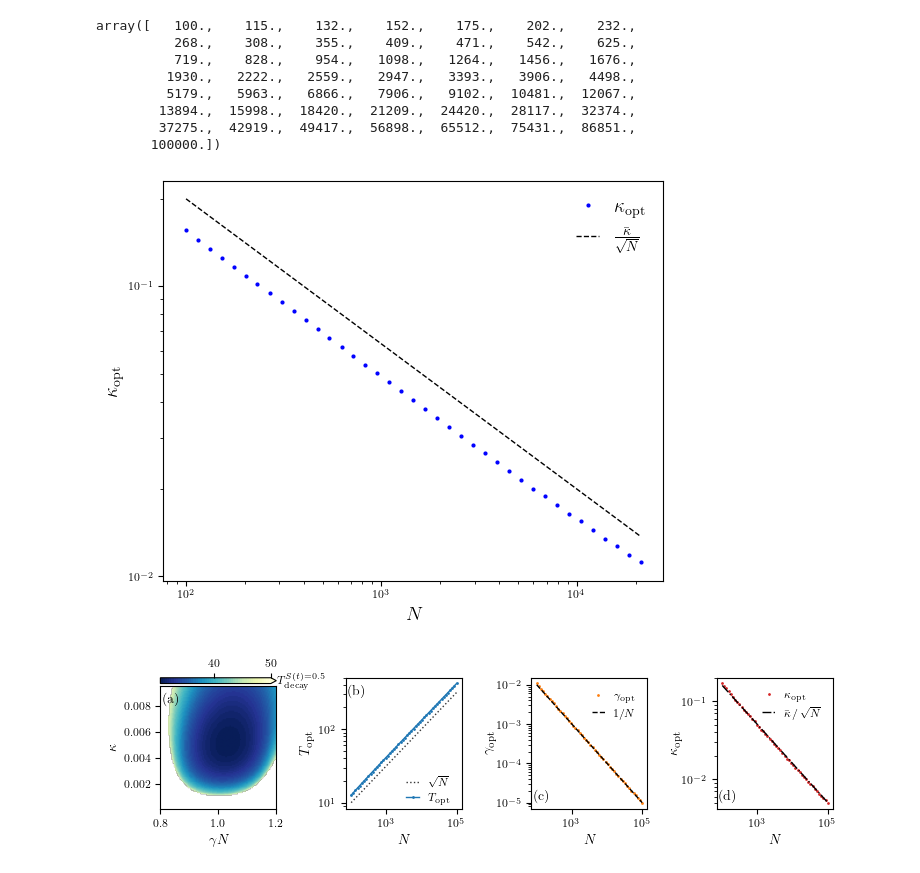
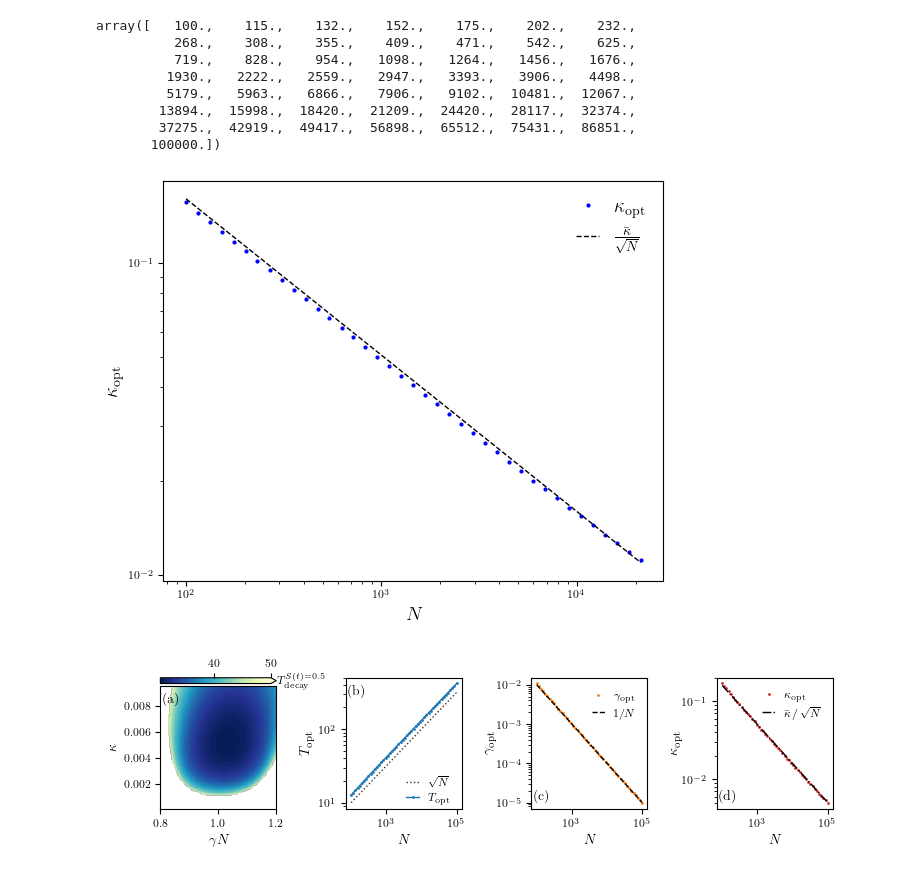
Before and after one commit to sayanr5834/non-Hermitian_QS, a Jupyter notebook: NHQS_final_version.ipynb, the cells around one changed output. Drawn from its saved outputs; the diff is of its cells as text; code cells hidden in the pictures.

```diff
--- a/NHQS_final_version.ipynb
+++ b/NHQS_final_version.ipynb
@@ -248,7 +248,7 @@ def find_transition_point(arr, dt,tp):
 # %%
 # Parameters
 N = 500  # System size
-Tcutoff = 25*np.sqrt(N)
+Tcutoff = 30*np.sqrt(N)
 dt = 0.05
 kappa_vals = np.linspace(0.01,0.2 , 100)
 gamma_vals = np.linspace(0.8/N, 1.2/N, 100)
@@ -688,35 +688,35 @@ ax1 = fig.add_axes([0, 0, 1, 1])  # Primary axis
 #ax1.set_xscale('log')
 #ax1.set_yscale('log')
 
 # Add a secondary y-axis for purity
 #ax2 = ax1.twinx()
 ax1.plot(NList[:-11], kappa_opts[:-11],'o', label=r"$\kappa_{\rm opt}$", color="blue",markersize = 2)
 ax1.set_ylabel(r"$\kappa_{\rm opt}$", color="k", size = 14)
 #ax1.tick_params(axis="y", direction="in", labelcolor="k")
 #ax2.spines["right"].set_color("blue")
 #ax2.spines["right"].set_linewidth(1.5)
-ax1.plot(NList[:-11],2/np.sqrt(NList)[:-11],'--', label=r"$~\frac{\bar{\kappa}}{\sqrt{N}}$", color="k")
+ax1.plot(NList[:-11],1.6/np.sqrt(NList)[:-11],'--', label=r"$~\frac{\bar{\kappa}}{\sqrt{N}}$", color="k")
 ax1.set_xlabel(r"$N$", size =14)
 
 ax1.set_xscale('log')
 ax1.set_yscale('log')
 
 
 # Combined legend
 lns1, labels1 = ax1.get_legend_handles_labels()
 #lns2, labels2 = ax2.get_legend_handles_labels()
 #ax1.legend(lns1 + lns2, labels1 + labels2, loc="upper right", prop={'size': 12}, labelspacing=0.01, frameon=False)
 
 ax1.legend(fontsize = 14)
 
 #plt.tight_layout()
 
 #plt.savefig("gamma_kappa_opt.pdf", dpi=800, transparent=True, bbox_inches='tight')
 
 
 plt.show()
 # %% [output]
-[figure, old version]
+[figure, new version]
 # %%
 from matplotlib.ticker import LogLocator, NullFormatter
 
```
Also changed, not shown: parts of 11 cells of this notebook.
